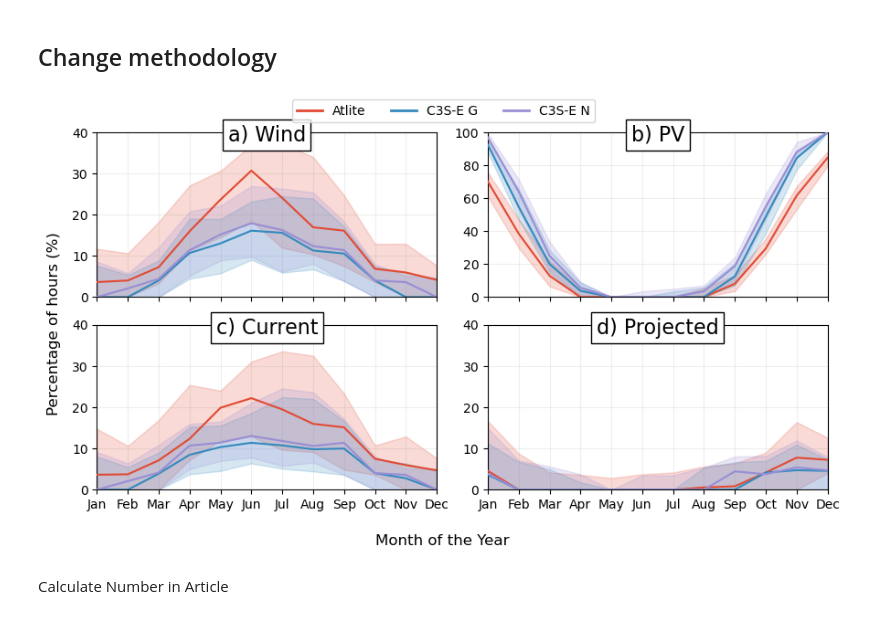
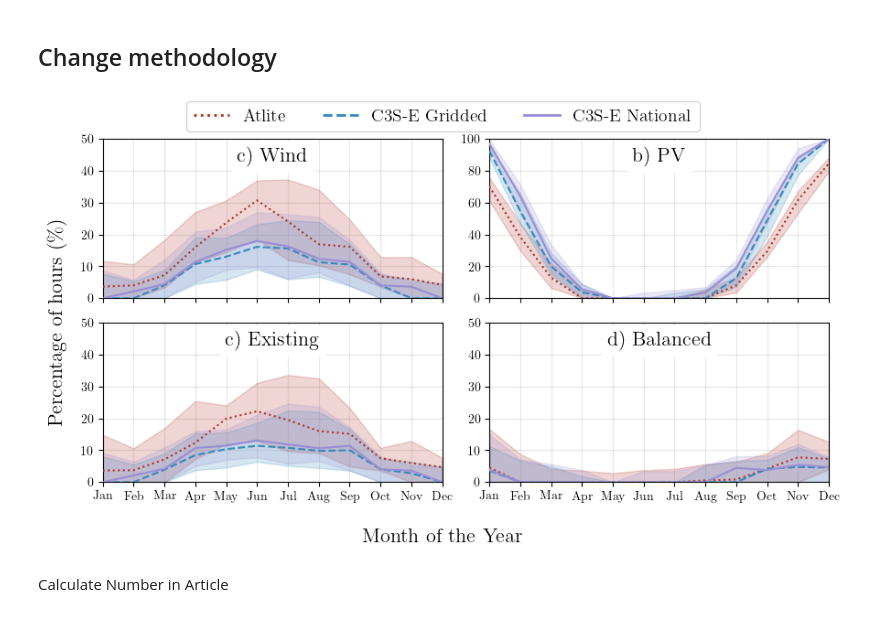
Before and after one commit to BorisM202/RES_droughts, a Jupyter notebook: Scripts/drougths_seasons.ipynb, the cells around one changed output. Saved outputs shown, nothing was run; the diff lists cells and outputs as text; code cells hidden in the pictures.

Commit message:
Update Figures

```diff
--- a/Scripts/drougths_seasons.ipynb
+++ b/Scripts/drougths_seasons.ipynb
@@ -85,0 +81,5 @@ for col in df_combine_avg:
+# %%
+label_name = ['Atlite', 'C3S-E Gridded', 'C3S-E National']
+title_name = ['c) Wind', 'b) PV', 'c) Existing', 'd) Balanced']
+color_models = ['#B03024', '#348ABD', '#988ED5']
+sign_models = [':', '--', '-']
@@ -89,21 +97,6 @@ dim = np.array([31, 28.25, 31, 30, 31, 30, 31, 31, 30, 31, 30, 31])
 
 # Define the order of the months for plotting
 months = ['Jan', 'Feb', 'Mar', 'Apr', 'May', 'Jun', 'Jul', 'Aug', 'Sep', 'Oct', 'Nov', 'Dec']
-# %%
-categories = {
-    'onshorewind': ['onshorewind_atlite', 'onshorewind_c3se_gridded', 'onshorewind_c3se_national'],
-    'pv': ['pv_atlite', 'pv_c3se_gridded', 'pv_c3se_national'],
-    'combine_2023': ['combine_atlite_2023', 'combine_c3se_gridded_2023', 'combine_c3se_national_2023'],
-    'combine_2030': ['combine_atlite_2030', 'combine_c3se_gridded_2030', 'combine_c3se_national_2030']
-}
-
-label_name = ['Atlite', 'C3S-E G', 'C3S-E N']
-title_name = ['a) Wind', 'b) PV', 'c) Current', 'd) Projected']
-color_models = ['#E24A33', '#348ABD', '#988ED5']
-
-def my_title(ax, title):
-    ax.set_title(title, x=0.5, y=0.945, transform=ax.transAxes, fontsize=16,
-                 bbox=dict(facecolor='white', alpha=1))
 # %%
 fig, axs = plt.subplots(2, 2,
                         sharex=True,
@@ -123,47 +116,55 @@ for idx, (category, datasets_in_category) in enumerate(categories.items()):
         df = df_flags[name]
 
         # Calculate Annual reduction for Article and print
         mean_year = df.resample('Y').mean() * 100
         annual_median = mean_year.median()
         # print(name, annual_median)
 
         # Calculate
         df_resam = df.resample('M').mean() * 100
         monthly_event_median = df_resam.groupby(df_resam.index.month).median()
         monthly_event_q1 = df_resam.groupby(df_resam.index.month).quantile(0.25)
         monthly_event_q3 = df_resam.groupby(df_resam.index.month).quantile(0.75)
 
-        # Plot bars
+        # Plot lines
         ax.plot(months, monthly_event_median,
-                # marker = 'o',
                 color = color_models[i],
+                ls = sign_models[i],
                 zorder=3
         )
+
+        # Plot shaded area
         ax.fill_between(months, monthly_event_q1, monthly_event_q3,
                 color = color_models[i],
                 zorder=2,
                 alpha=0.2
         )
+    my_title(ax, title_name[idx])
+    ax.grid(True, alpha=0.3, zorder=0)
+    # ax.margins(0.02)
 
-    my_title(ax, title_name[idx])
-    ax.set_xlim(0,11)
+    # x-axis
+    ax.set_xlim(0,11, auto=True)
+    #yy-axis
     if idx == 1:
         ax.set_ylim(0,100)
     else:
-        ax.set_ylim(0,40)
-    ax.grid(True, alpha=0.2, zorder=0)
+        ax.set_ylim(0,50)
 
-handles = [mlines.Line2D([], [], color=color_models[i], label=label_name[i], linewidth=2) for i in range(len(color_models))]
-fig.legend(handles = handles, loc = 'upper center', ncol = 3, markerscale = 2)
+handles = [mlines.Line2D([], [], color=color_models[i], lw=2, ls = sign_models[i], label=label_name[i]) for i in range(len(color_models))]
+fig.legend(handles = handles,
+           loc = 'upper center',
+           ncol = 3,
+           markerscale = 2,
+           fontsize = 14)
 
-fig.supxlabel('Month of the Year')
-fig.supylabel('Percentage of hours (%)')
-# fig.suptitle('Average days which are considered as event')
+fig.supxlabel('Month of the Year', fontsize = 16)
+fig.supylabel('Percentage of hours (\%)', fontsize = 16)
 fig.tight_layout()
-fig.subplots_adjust(top=0.92)
-# fig.savefig('../Figures/droughts_seasonality.pdf', dpi=300)
+fig.subplots_adjust(top=0.9)
+fig.savefig('../Figures/droughts_seasonality.png', dpi=300)
 # %% [output]
-[figure, old version]
+[figure, new version]
 # %% [markdown]
 Calculate Number in Article
 # %%
```
Also changed, not shown: parts of 4 cells of this notebook, 22 other files.
